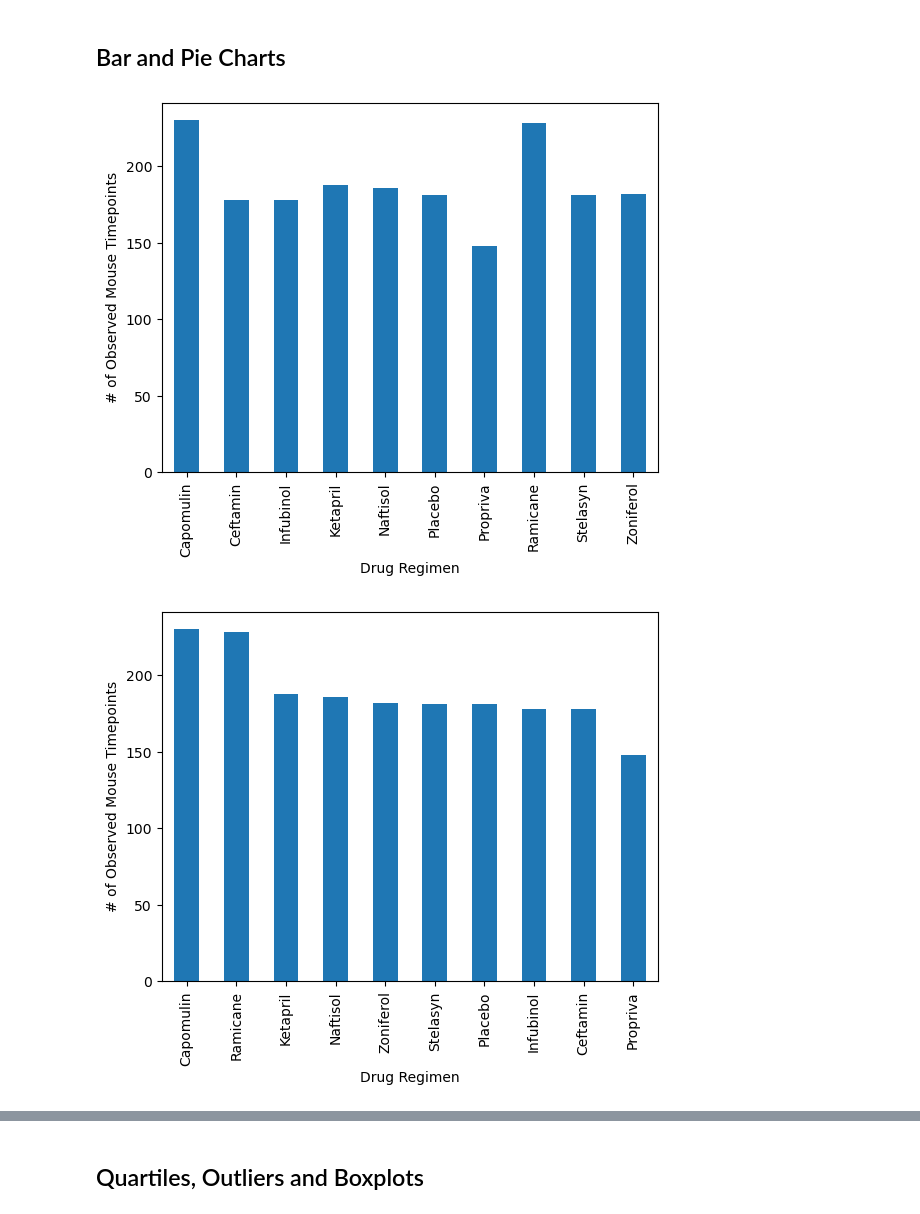
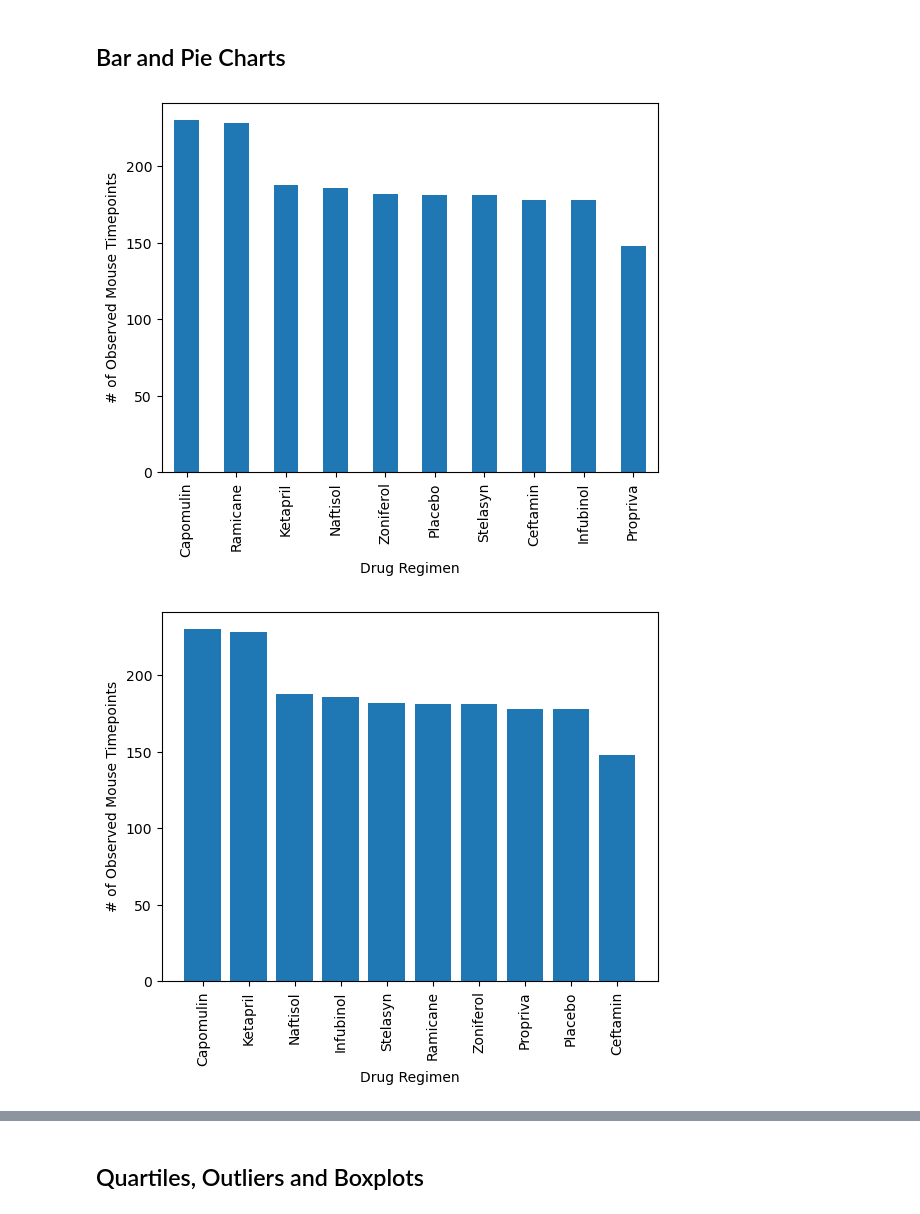
Before and after one commit to reikanger/pymaceuticals, a Jupyter notebook: Pymaceuticals/pymaceuticals.ipynb, the cells around one changed output, grey strips where cells are left out. Cells and saved outputs as stored; diff of their text form; code cells hidden in the pictures.

```diff
--- a/Pymaceuticals/pymaceuticals.ipynb
+++ b/Pymaceuticals/pymaceuticals.ipynb
@@ -6,11 +13,4 @@
 # %%
-# Dependencies and Setup
-import matplotlib.pyplot as plt
-import pandas as pd
-import numpy as np
-import scipy.stats as st
-from pathlib import Path
-
 # Study data files
 mouse_metadata_path = Path("data", "Mouse_metadata.csv")
 study_results_path = Path("data", "Study_results.csv")
@@ -20,10 +20,10 @@ mouse_metadata = pd.read_csv(mouse_metadata_path)
 study_results = pd.read_csv(study_results_path)
 
 # Combine the data into a single DataFrame
-df = pd.merge(study_results, mouse_metadata, how="left", on=["Mouse ID", "Mouse ID"])
+mouse_study_df = pd.merge(study_results, mouse_metadata, how="left", on=["Mouse ID", "Mouse ID"])
 
 # Display the data table for preview
-df.head()
+mouse_study_df.head()
 # %% [output]
 |  | Mouse ID | Timepoint | Tumor Volume (mm3) | Metastatic Sites | Drug Regimen | Sex | Age_months | ... |
 | 0 | b128 | 0 | 45.0 | 0 | Capomulin | Female | 9 | ... |
@@ -70,7 +70,7 @@ df[df['Mouse ID'].str.fullmatch('g989')]
 | 1592 | g989 | 35 | 62.570880 | 2 | Propriva | Female | 21 | ... |
 # %%
 # Create a clean DataFrame by dropping the duplicate mouse by its ID.
-clean_df = df.loc[~df['Mouse ID'].str.fullmatch('g989')]
+clean_df = mouse_study_df.loc[~mouse_study_df['Mouse ID'].str.fullmatch('g989')]
 clean_df.head()
 # %% [output]
 |  | Mouse ID | Timepoint | Tumor Volume (mm3) | Metastatic Sites | Drug Regimen | Sex | Age_months | ... |
@@ -139,14 +139,21 @@ drug_group['Tumor Volume (mm3)'].agg(['mean', 'median', 'var', 'std', 'sem'])
 ## Bar and Pie Charts
 # %%
 # Generate a bar plot showing the total number of rows (Mouse ID/Timepoints) for each drug regimen using Pandas.
-mice_count = drug_group['Mouse ID'].count()
+mice_count = drug_group['Mouse ID'].count().sort_values(ascending=False)
 
 mice_plot = mice_count.plot.bar(x=mice_count)
 mice_plot.set_ylabel("# of Observed Mouse Timepoints")
 plt.show()
 # %% [output]
-[figure, old version]
+[figure, new version]
 # %%
-# Generate a bar plot showing the total number of rows (Mouse ID/Timepoints) for each drug regimen using Pandas.
+# Generate a bar plot showing the total number of rows (Mouse ID/Timepoints) for each drug regimen using pyplot.
+drugs = list(clean_df['Drug Regimen'].unique())
+
+plt.bar(drugs, mice_count)
+plt.xlabel("Drug Regimen")
+plt.xticks(rotation=90)
+plt.ylabel("# of Observed Mouse Timepoints")
+plt.show()
 # %% [output]
-[figure, old version]
+[figure, new version]
```
Also changed, not shown: parts of 21 cells of this notebook.
